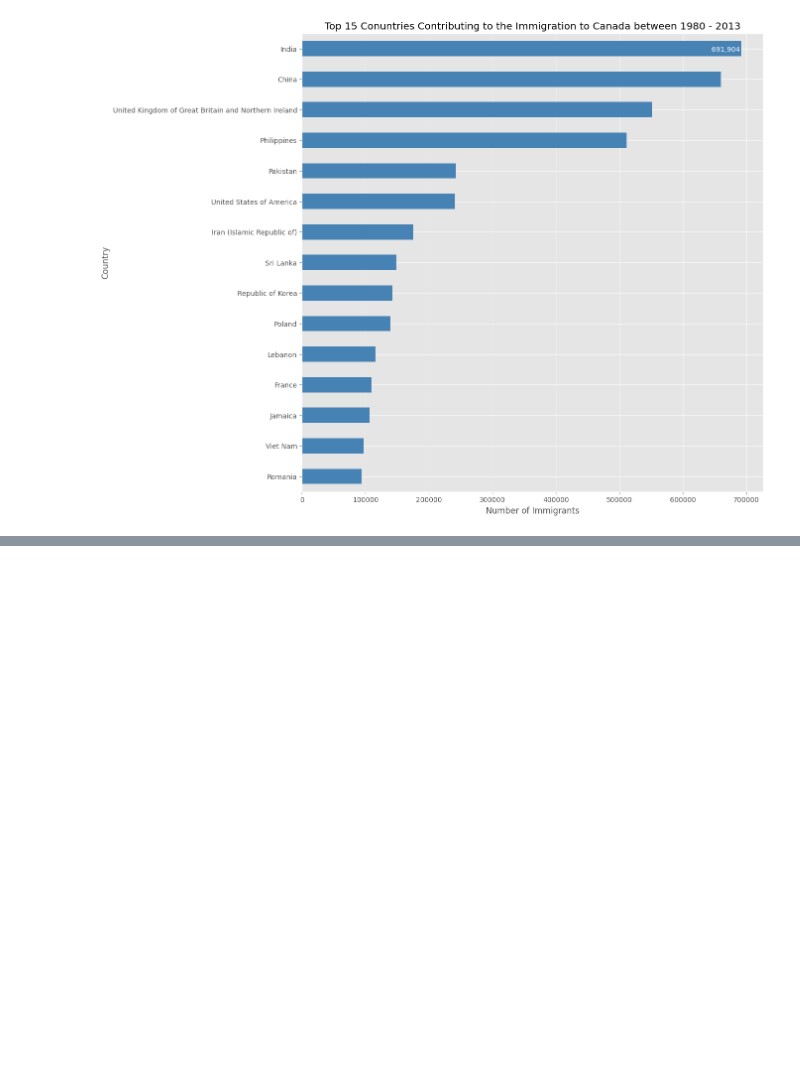
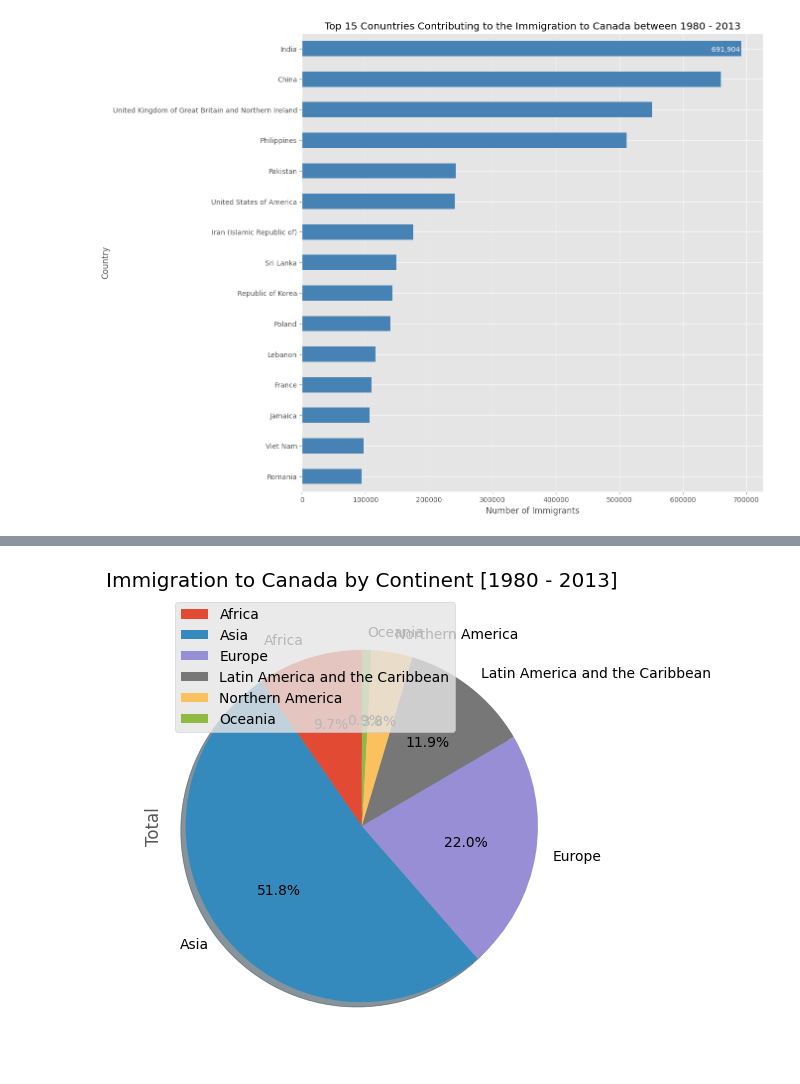
Before and after one commit to Gunjit2023/Data-Analyst, a Jupyter notebook: VisualizationTools.ipynb, the cells around one changed output, grey strips where cells are left out. Cells and saved outputs as stored; diff of their text form; code cells hidden in the pictures; blank space fills up the shorter version.

```diff
--- a/VisualizationTools.ipynb
+++ b/VisualizationTools.ipynb
@@ -617,0 +641,15 @@ plt.show()
+# %%
+#Import primary modules.
+import numpy as np  # useful for many scientific computing in Python
+import pandas as pd # primary data structure library
+
+#Importing Matplotlib
+#%matplotlib inline
+
+import matplotlib as mpl
+import matplotlib.pyplot as plt
+
+mpl.style.use('ggplot') # optional: for ggplot-like style
+
+# check for latest version of Matplotlib
+print('Matplotlib version: ', mpl.__version__) # >= 2.0.0
@@ -617,0 +662,4 @@ plt.show()
+# %%
+df_can = pd.read_csv('https://cf-courses-data.s3.us.cloud-object-storage.appdomain.cloud/IBMDeveloperSkillsNetwork-DV0101EN-SkillsNetwork/Data%20Files/Canada.csv')
+
+print('Data read into a pandas dataframe!')
@@ -617,0 +689,2 @@ plt.show()
+# %%
+df_can.set_index('Country', inplace=True)
@@ -617,0 +728,9 @@ plt.show()
+# %%
+# group countries by continents and apply sum() function
+df_continents = df_can.groupby('Continent', axis=0).sum()
+
+# note: the output of the groupby method is a `groupby' object.
+# we can not use it further until we apply a function (eg .sum())
+print(type(df_can.groupby('Continent', axis=0)))
+
+df_continents.head()
@@ -617,0 +753,17 @@ plt.show()
+# %%
+# autopct create %, start angle represent starting point
+df_continents['Total'].plot(kind='pie',
+                            figsize=(5, 6),
+                            autopct='%1.1f%%', # add in percentages
+                            startangle=90,     # start angle 90° (Africa)
+                            shadow=True,       # add shadow
+                            )
+
+plt.title('Immigration to Canada by Continent [1980 - 2013]')
+plt.axis('equal') # Sets the pie chart to look like a circle.
+plt.legend(labels=df_continents.index, loc='upper left')
+
+
+plt.show()
+# %% [output]
+[figure, added]
```
Also changed, not shown: parts of 20 cells of this notebook.
